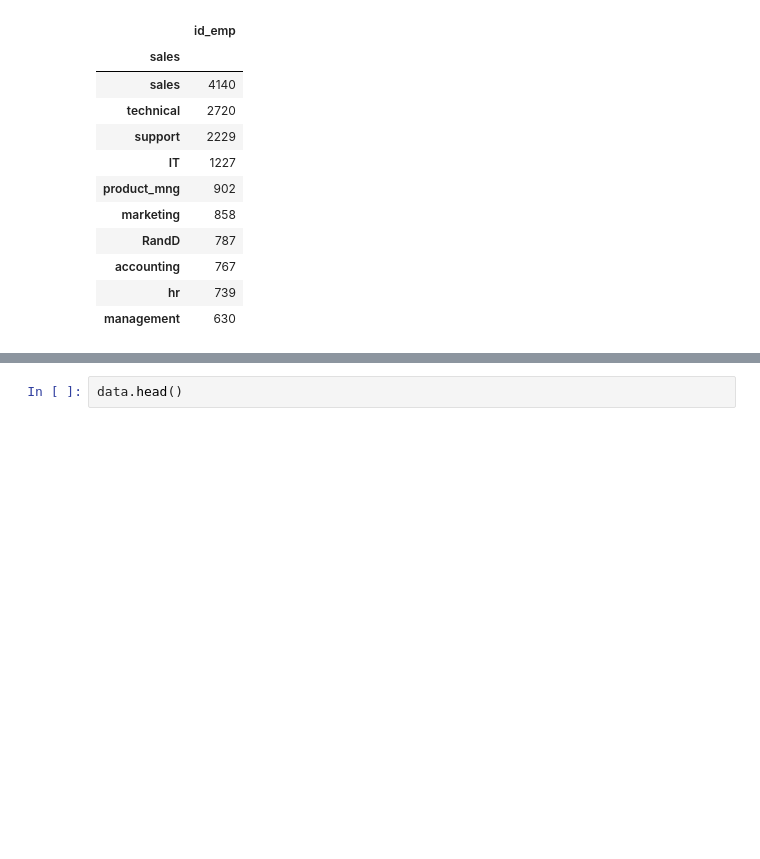
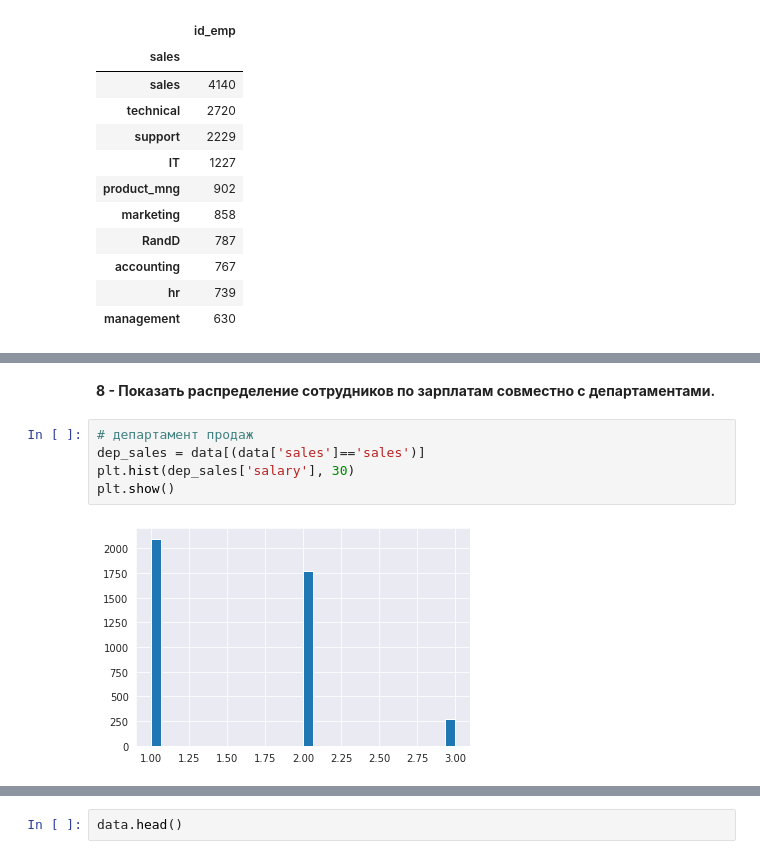
Before and after one commit to Geringer13/Netology_pyda, a Jupyter notebook: Diploma_work.ipynb, the cells around one changed output, grey strips where cells are left out. Drawn from its saved outputs; the diff is of its cells as text; blank space fills up the shorter version.

```diff
--- a/Diploma_work.ipynb
+++ b/Diploma_work.ipynb
@@ -431,0 +446,9 @@ emp_count.filter(items=['id_emp']).sort_values('id_emp', ascending=False)
+# %% [markdown]
+**8 - Показать распределение сотрудников по зарплатам совместно с департаментами.**
+# %%
+# департамент продаж
+dep_sales = data[(data['sales']=='sales')]
+plt.hist(dep_sales['salary'], 30)
+plt.show()
+# %% [output]
+[figure, added]
```
Also changed, not shown: parts of 31 cells of this notebook.
